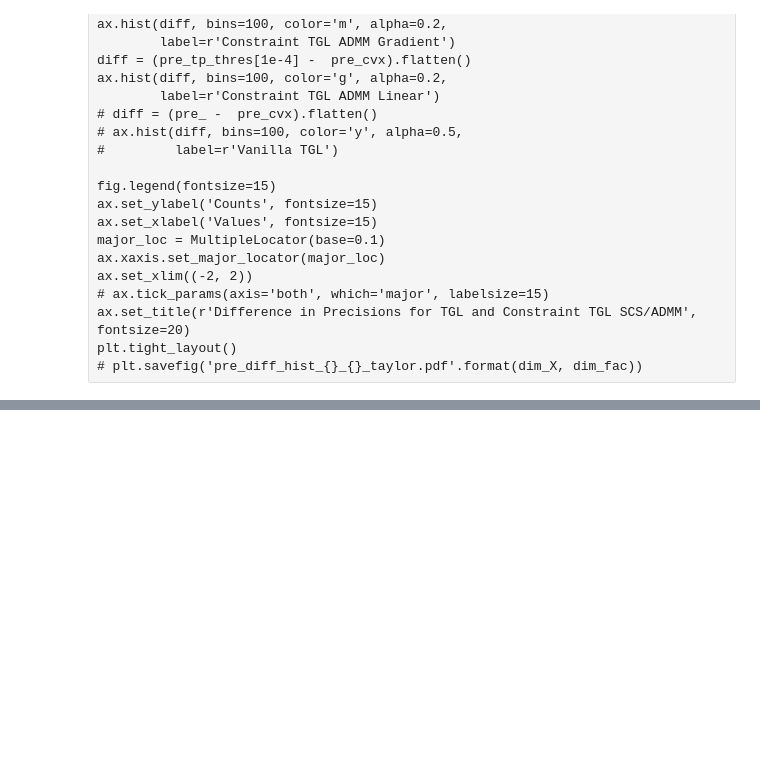
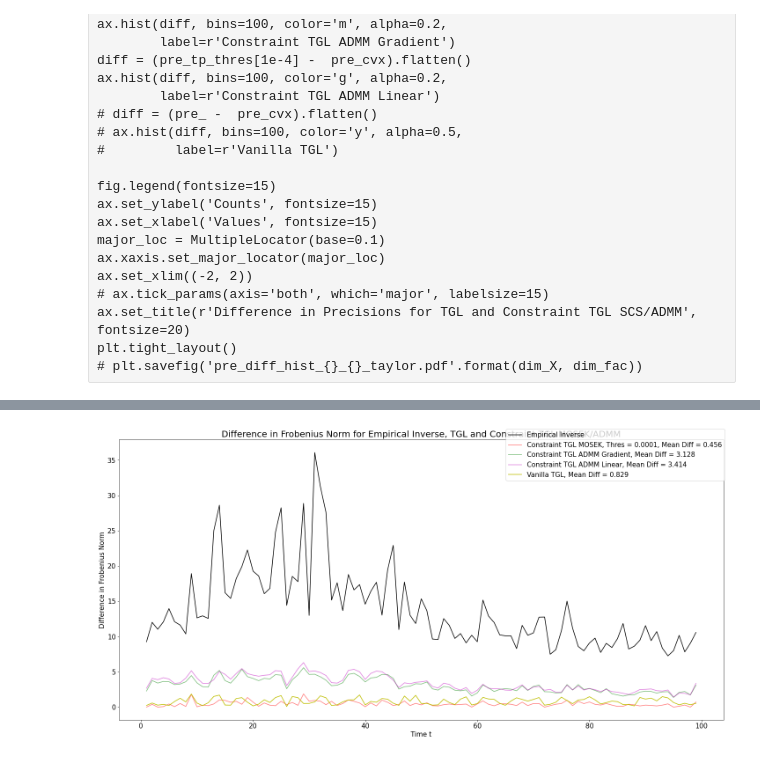
Before and after one commit to atechnicolorskye/post_sum, a Jupyter notebook: regain/equality_constraint_cvxpy_ff5_ip30.ipynb, the cells around one changed output, grey strips where cells are left out. Saved outputs shown, nothing was run; the diff lists cells and outputs as text; code cells hidden in the pictures; blank space fills up the shorter version.

```diff
--- a/regain/equality_constraint_cvxpy_ff5_ip30.ipynb
+++ b/regain/equality_constraint_cvxpy_ff5_ip30.ipynb
@@ -268,32 +368,38 @@ fig, ax = plt.subplots(figsize=(20, 10))
 fig.patch.set_facecolor('white')
 colors = "rgb"
 color_index = 0
 
 diff_emp = [norm(emp_inv[t] - emp_inv[t-1], 'fro') for t in range(1, X_cov.shape[-1])]
 ax.plot(range(1, X_cov.shape[-1]), np.array(diff_emp), alpha=1, color='k', label=r'Empirical Inverse')
 # for i in [min_pre_tp]:
 for i in [1e-4]:
     diff = [norm(pre[i][t] - pre[i][t-1], 'fro') for t in range(1, X_cov.shape[-1])]
     mean_diff = np.mean(diff)
     ax.plot(range(1, X_cov.shape[-1]), diff, color='r', alpha=0.5,
 #     ax.plot(range(1, X_cov.shape[-1]), diff, color=colors[color_index], alpha=0.5,
             label=r'Constraint TGL MOSEK, Thres = {}, Mean Diff = {:.3f}'.format(i, mean_diff))
     color_index += 1
 # diff_grad = [norm(pre_grad[t] - pre_grad[t-1], 'fro') for t in range(1, X_cov.shape[-1])]
 # ax.plot(range(1, X_cov.shape[-1]), diff_grad, color='m', alpha=0.5,
 #         label=r'Constraint TGL ADMM Gradient, Mean Diff = {:.3f}'.format(np.mean(diff_grad)))
+diff_grad = [norm(pre_g_thres[1e-4][t] - pre_g_thres[1e-4][t-1], 'fro') for t in range(1, X_cov.shape[-1])]
+# diff_grad = [norm(pre_tp[t] - pre_tp[t-1], 'fro') for t in range(1, X_cov.shape[-1])]
+ax.plot(range(1, X_cov.shape[-1]), diff_grad, color='g', alpha=0.5,
+        label=r'Constraint TGL ADMM Gradient, Mean Diff = {:.3f}'.format(np.mean(diff_grad)))
 diff_grad = [norm(pre_tp_thres[1e-4][t] - pre_tp_thres[1e-4][t-1], 'fro') for t in range(1, X_cov.shape[-1])]
 # diff_grad = [norm(pre_tp[t] - pre_tp[t-1], 'fro') for t in range(1, X_cov.shape[-1])]
-ax.plot(range(1, X_cov.shape[-1]), diff_grad, color='g', alpha=0.5,
+ax.plot(range(1, X_cov.shape[-1]), diff_grad, color='m', alpha=0.5,
         label=r'Constraint TGL ADMM Linear, Mean Diff = {:.3f}'.format(np.mean(diff_grad)))
 diff_fit_ = [norm(pre_[t] - pre_[t-1], 'fro') for t in range(1, X_cov.shape[-1])]
 ax.plot(range(1, X_cov.shape[-1]), np.array(diff_fit_), color='y', alpha=1,
         label=r'Vanilla TGL, Mean Diff = {:.3f}'.format(np.mean(diff_fit_)))
 
 fig.legend(fontsize=15)
 ax.set_ylabel('Difference in Frobenius Norm', fontsize=15)
 ax.tick_params(axis='both', which='major', labelsize=15)
 ax.set_xlabel('Time t', fontsize=15)
 ax.set_title(r'Difference in Frobenius Norm for Empirical Inverse, TGL and Constraint TGL MOSEK/ADMM', fontsize=20)
 plt.tight_layout()
-# plt.savefig('ff5_ip30_40000_diff_fro_max_2_mult_3_div_5.pdf')
+plt.savefig('ff5_ip30_10000_diff_fro_indiv.pdf')
+# %% [output]
+[figure, added]
```
Also changed, not shown: parts of 15 cells of this notebook, 5 other files.
